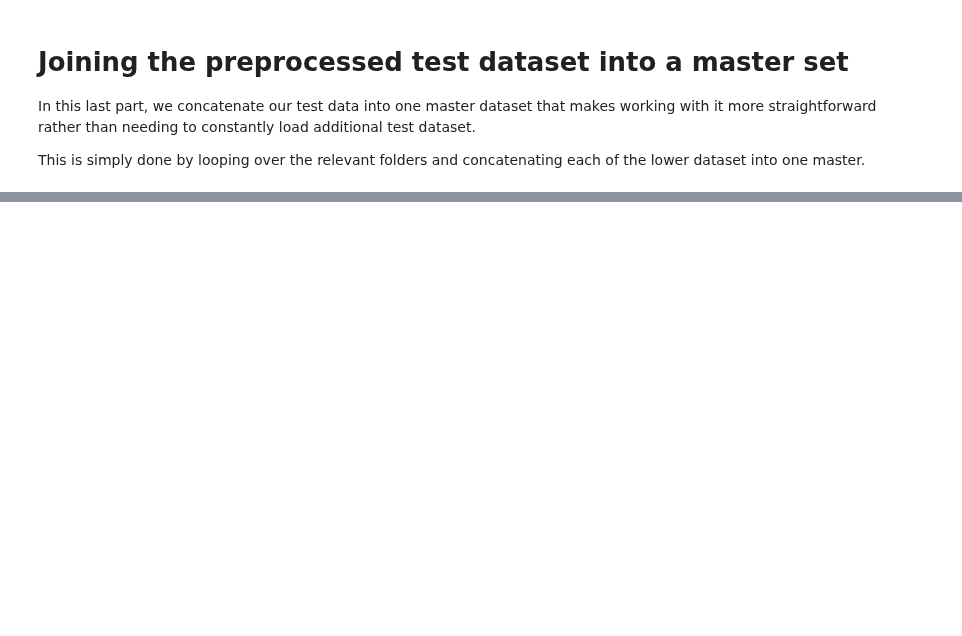
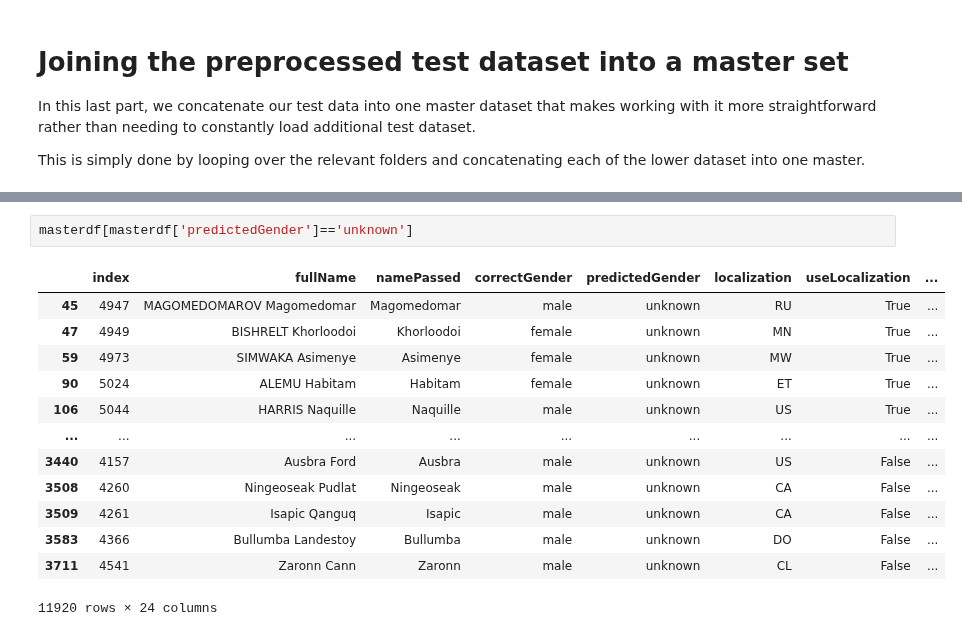
Before and after one commit to Briefgarde/name2genderresearch, a Jupyter notebook: notebooks/preprocessing/preprocessingTestData.ipynb, the cells around one changed output, grey strips where cells are left out. Drawn from its saved outputs; the diff is of its cells as text; blank space fills up the shorter version.

```diff
--- a/notebooks/preprocessing/preprocessingTestData.ipynb
+++ b/notebooks/preprocessing/preprocessingTestData.ipynb
@@ -824,4 +1027,20 @@ genderAPI.io     16405
 NamSor            7582
 unknown            250
 Name: count, dtype: int64
+# %%
+masterdf[masterdf['predictedGender']=='unknown']
+# %% [output]
+|  | index | fullName | namePassed | correctGender | predictedGender | localization | useLocalization | ... |
+| 45 | 4947 | MAGOMEDOMAROV Magomedomar | Magomedomar | male | unknown | RU | True | ... |
+| 47 | 4949 | BISHRELT Khorloodoi | Khorloodoi | female | unknown | MN | True | ... |
+| 59 | 4973 | SIMWAKA Asimenye | Asimenye | female | unknown | MW | True | ... |
+| 90 | 5024 | ALEMU Habitam | Habitam | female | unknown | ET | True | ... |
+| 106 | 5044 | HARRIS Naquille | Naquille | male | unknown | US | True | ... |
+| ... | ... | ... | ... | ... | ... | ... | ... | ... |
+| 3440 | 4157 | Ausbra Ford | Ausbra | male | unknown | US | False | ... |
+| 3508 | 4260 | Ningeoseak Pudlat | Ningeoseak | male | unknown | CA | False | ... |
+| 3509 | 4261 | Isapic Qanguq | Isapic | male | unknown | CA | False | ... |
+| 3583 | 4366 | Bullumba Landestoy | Bullumba | male | unknown | DO | False | ... |
+| 3711 | 4541 | Zaronn Cann | Zaronn | male | unknown | CL | False | ... |
+11920 rows × 24 columns
 # %%
```
Also changed, not shown: parts of 31 cells of this notebook, 6 other files.
